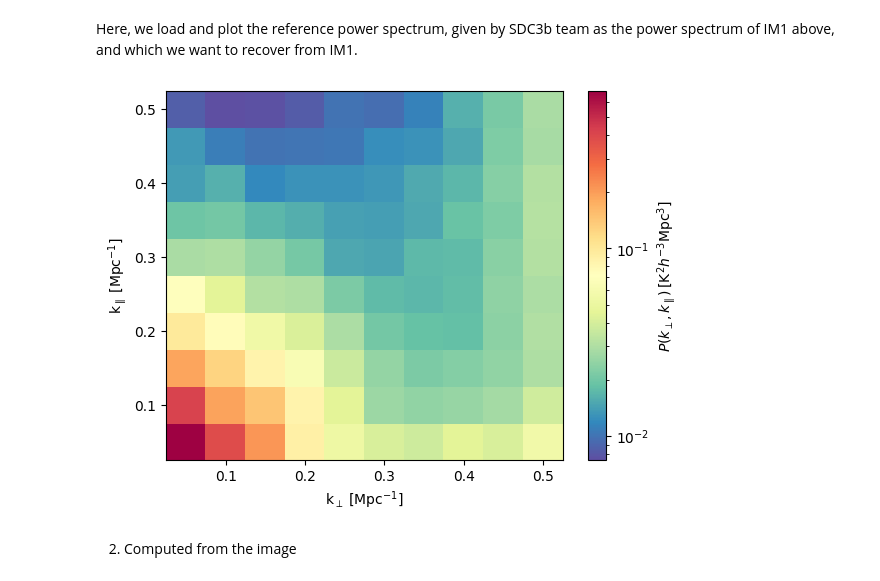
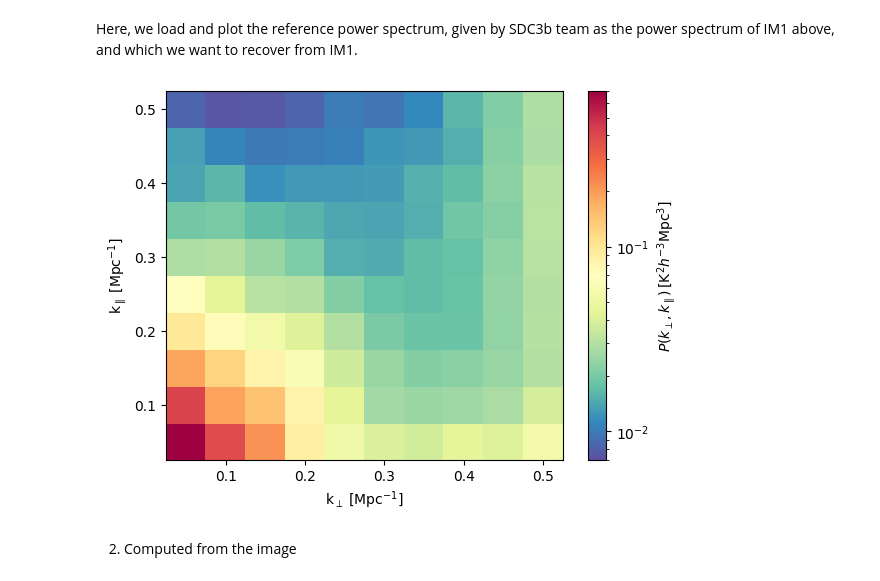
Before and after one commit to guotsuan/science-testcases-srcnetv01, a Jupyter notebook: SWF-008-T1/test_swf008_v0.ipynb, the cells around one changed output. Saved outputs shown, nothing was run; the diff lists cells and outputs as text; code cells hidden in the pictures.

```diff
--- a/SWF-008-T1/test_swf008_v0.ipynb
+++ b/SWF-008-T1/test_swf008_v0.ipynb
@@ -212,12 +211,12 @@ nu0 = 1420 * units.MHz
 # Must have been previously dowloaded (see links above)
 
 # k-range
-kperp_bins = np.loadtxt(f'{datafolder}bins_kper.txt')
-dkperp = np.diff(kperp_bins)[0]
+dkperp = 0.05
+kperp_bins = np.arange(0.05, 0.55, step=dkperp)
 kperp_edges = np.arange(kperp_bins.min()-dkperp/2, kperp_bins.max()+dkperp, dkperp)
 
-kpara_bins = np.loadtxt(f'{datafolder}bins_kpar.txt')
-dkpara= np.diff(kpara_bins)[0]
+dkpara = 0.05
+kpara_bins = np.arange(0.05, 0.55, step=dkperp)
 kpara_edges = np.arange(kpara_bins.min()-dkpara/2, kpara_bins.max()+dkpara, dkpara)
 
 
@@ -354,17 +348,19 @@ Here, we load and plot the reference power spectrum, given by SDC3b team as the
 # %%
 # load PS3 from file
 datafile = f'{datafolder}Pk_PS3_{spw_range[0].to(units.MHz).value:.1f}_{spw_range[-1].to(units.MHz).value:.1f}.txt'
 # specify units
 pspec_2d_from_file = np.loadtxt(datafile) * units.K**2 * units.Mpc**3 / cunits.littleh**3
 # plot results
+vmin = 7e-3
+vmax = 7e-1
 plot_ps2d(
         pspec_2d_from_file,
         kperp_bins, kpara_bins,
-        cmap='Spectral_r', norm=colors.LogNorm(),
+        cmap='Spectral_r', norm=colors.LogNorm(vmin=vmin, vmax=vmax),
         label=r'$P(k_\perp, k_\parallel)\, [\mathrm{K}^2 h^{-3} \mathrm{Mpc}^3]$'
 )
 # %% [output]
-[figure, old version]
+[figure, new version]
 # %% [markdown]
 2. Computed from the image
 # %% [markdown]
```
Also changed, not shown: parts of 11 cells of this notebook.
